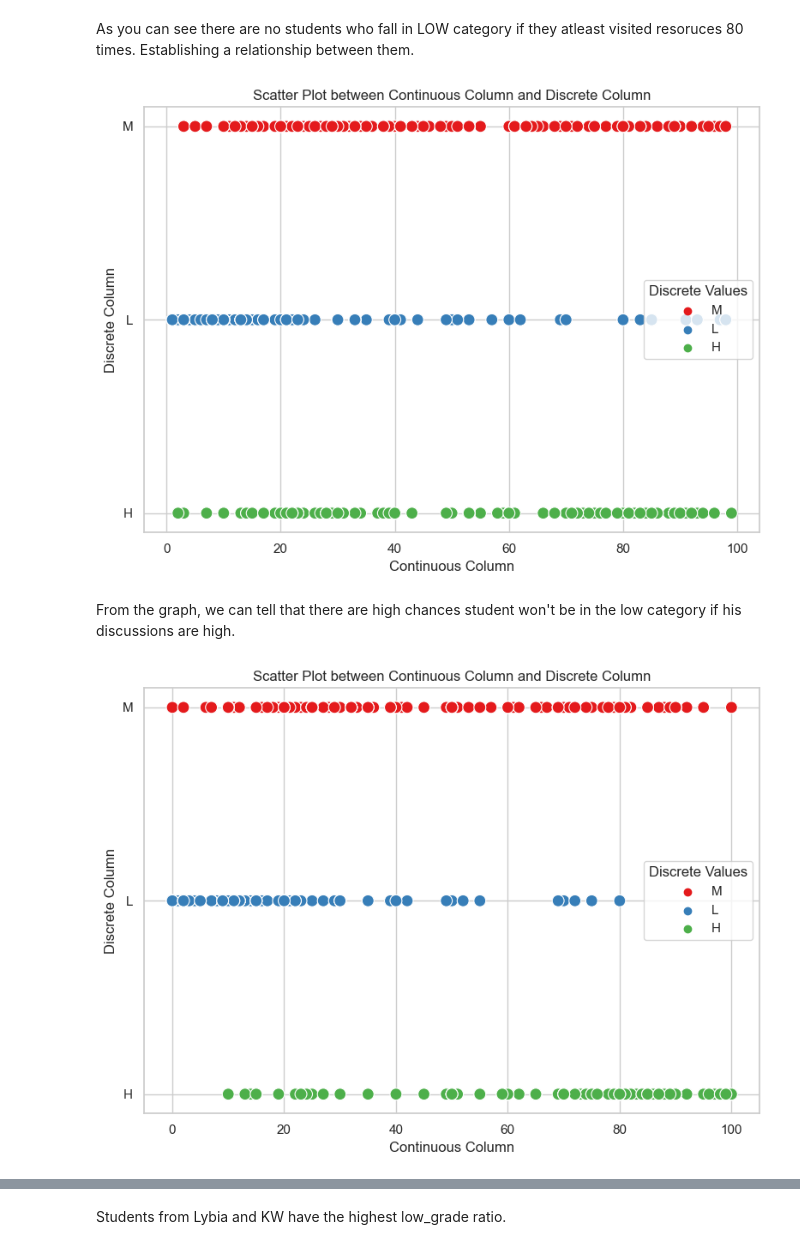
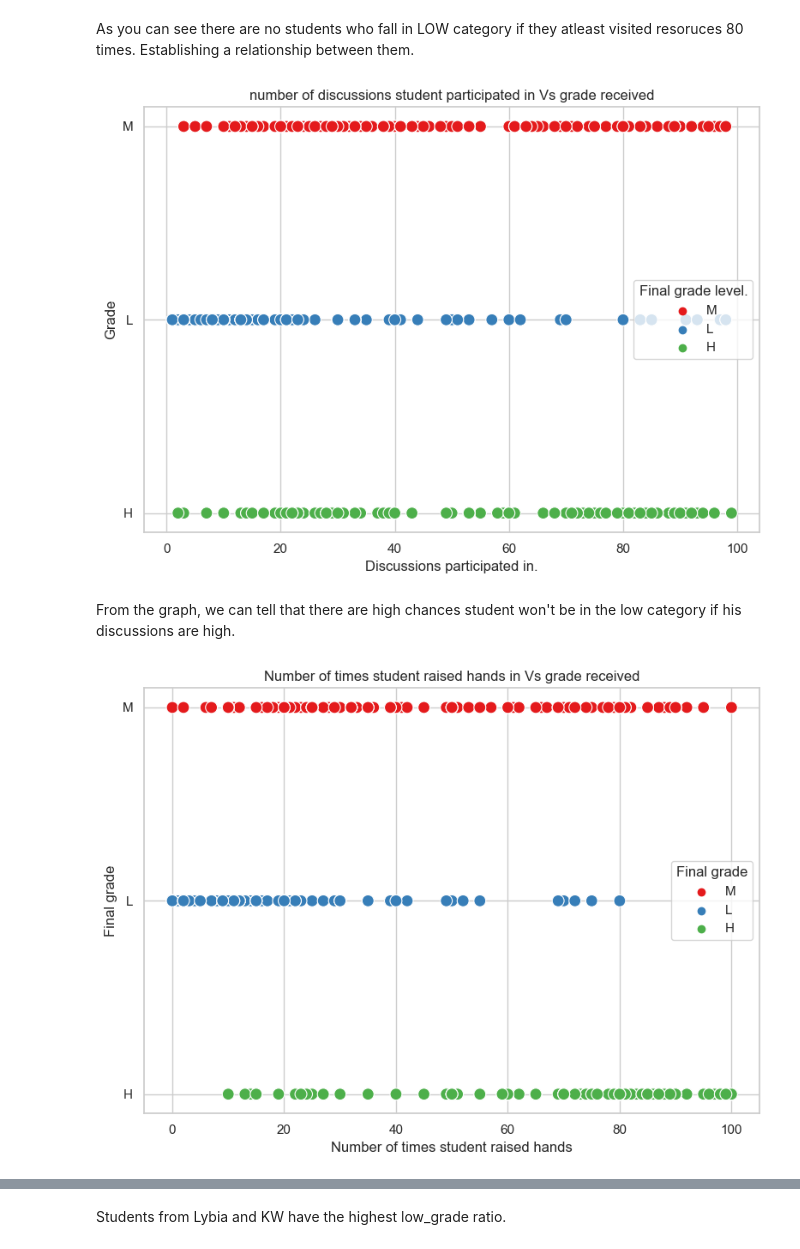
Before and after one commit to Ha-ri-ka/Student-Performance-Prediction, a Jupyter notebook: visualization.ipynb, the cells around one changed output, grey strips where cells are left out. Drawn from its saved outputs; the diff is of its cells as text; code cells hidden in the pictures.

```diff
--- a/visualization.ipynb
+++ b/visualization.ipynb
@@ -122,53 +119,50 @@ plt.show()
 # %% [markdown]
 As you can see there are no students who fall in LOW category if they atleast visited resoruces 80 times. Establishing a relationship between them.
 # %%
-plt.figure(figsize=(8, 6))  # Set the size of the plot
+plt.figure(figsize=(8, 6))
 
-# You can choose different color palettes and styles based on your preference
+
 sns.set(style="whitegrid")
 
-# Create a scatter plot with 'Continuous Column' on the x-axis, 'Discrete Column' on the y-axis,
-# and color points based on the discrete values
+
 sns.scatterplot(x='Discussion', y='Class', hue='Class', data=df, palette='Set1', s=100)
 
-# Set labels and title for the plot
-plt.xlabel('Continuous Column')
-plt.ylabel('Discrete Column')
-plt.title('Scatter Plot between Continuous Column and Discrete Column')
 
-# Show the legend to display the mapping of colors to discrete values
-plt.legend(title='Discrete Values')
+plt.xlabel('Discussions participated in.')
+plt.ylabel('Grade')
+plt.title('number of discussions student participated in Vs grade received')
+
+
+plt.legend(title='Final grade level.')
 
 # Show the plot
 plt.tight_layout()
 plt.show()
 # %% [output]
-[figure, old version]
+[figure, new version]
 # %% [markdown]
 From the graph, we can tell that there are high chances student won't be in the low category if his discussions are high.
 # %%
-plt.figure(figsize=(8, 6))  # Set the size of the plot
+plt.figure(figsize=(8, 6))
 
-# You can choose different color palettes and styles based on your preference
+
 sns.set(style="whitegrid")
 
-# Create a scatter plot with 'Continuous Column' on the x-axis, 'Discrete Column' on the y-axis,
-# and color points based on the discrete values
+
 sns.scatterplot(x='raisedhands', y='Class', hue='Class', data=df, palette='Set1', s=100)
 
-# Set labels and title for the plot
-plt.xlabel('Continuous Column')
-plt.ylabel('Discrete Column')
-plt.title('Scatter Plot between Continuous Column and Discrete Column')
 
-# Show the legend to display the mapping of colors to discrete values
-plt.legend(title='Discrete Values')
+plt.xlabel('Number of times student raised hands')
+plt.ylabel('Final grade')
+plt.title('Number of times student raised hands in Vs grade received')
+
+plt.legend(title='Final grade')
 
 # Show the plot
 plt.tight_layout()
 plt.show()
 # %% [output]
-[figure, old version]
+[figure, new version]
 # %%
 ratios = df.groupby(['NationalITy', 'Class']).size().unstack(fill_value=0)
 ratios['L_ratio'] = ratios['L'] / (ratios['M'] + ratios['L'] + ratios['H'])
```
Also changed, not shown: parts of 9 cells of this notebook, 1 other file.
